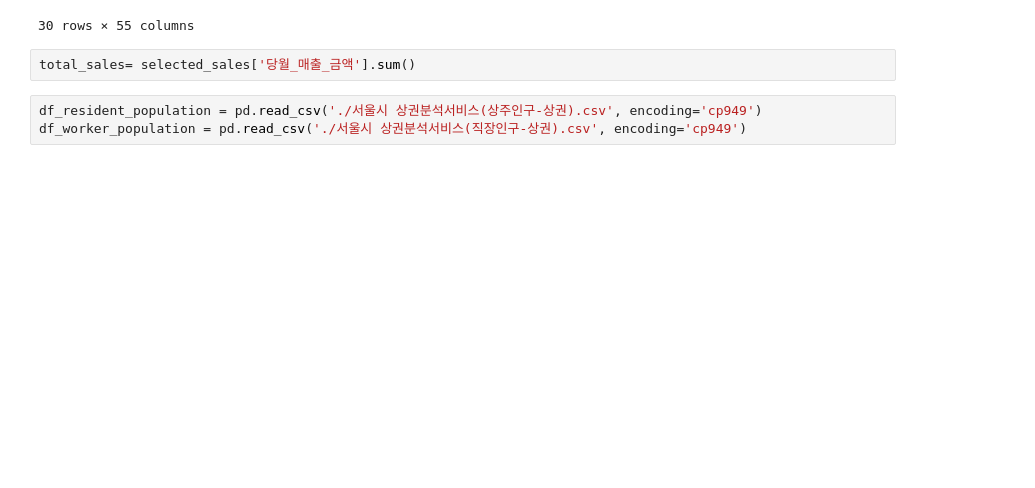
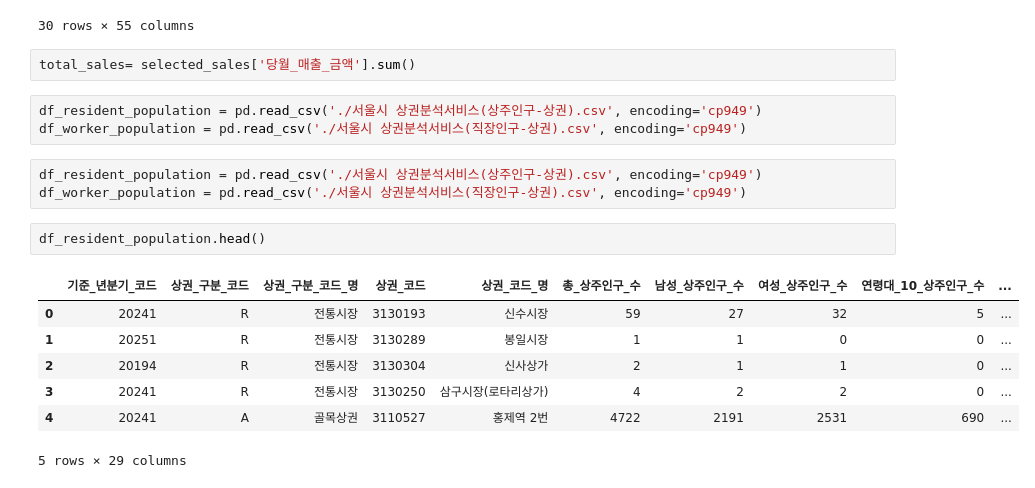
Before and after one commit to kmjun3203/trade_area_analysis, a Jupyter notebook: data/Untitled.ipynb, the cells around one changed output. Cells and saved outputs as stored; diff of their text form; blank space fills up the shorter version.

```diff
--- a/data/Untitled.ipynb
+++ b/data/Untitled.ipynb
@@ -167,3 +167,16 @@ total_sales= selected_sales['당월_매출_금액'].sum()
 # %%
 df_resident_population = pd.read_csv('./서울시 상권분석서비스(상주인구-상권).csv', encoding='cp949')
 df_worker_population = pd.read_csv('./서울시 상권분석서비스(직장인구-상권).csv', encoding='cp949')
+# %%
+df_resident_population = pd.read_csv('./서울시 상권분석서비스(상주인구-상권).csv', encoding='cp949')
+df_worker_population = pd.read_csv('./서울시 상권분석서비스(직장인구-상권).csv', encoding='cp949')
+# %%
+df_resident_population.head()
+# %% [output]
+|  | 기준_년분기_코드 | 상권_구분_코드 | 상권_구분_코드_명 | 상권_코드 | 상권_코드_명 | 총_상주인구_수 | 남성_상주인구_수 | 여성_상주인구_수 | 연령대_10_상주인구_수 | ... |
+| 0 | 20241 | R | 전통시장 | 3130193 | 신수시장 | 59 | 27 | 32 | 5 | ... |
+| 1 | 20251 | R | 전통시장 | 3130289 | 봉일시장 | 1 | 1 | 0 | 0 | ... |
+| 2 | 20194 | R | 전통시장 | 3130304 | 신사상가 | 2 | 1 | 1 | 0 | ... |
+| 3 | 20241 | R | 전통시장 | 3130250 | 삼구시장(로타리상가) | 4 | 2 | 2 | 0 | ... |
+| 4 | 20241 | A | 골목상권 | 3110527 | 홍제역 2번 | 4722 | 2191 | 2531 | 690 | ... |
+5 rows × 29 columns
```
Also changed, not shown: parts of 7 cells of this notebook, 14 other files.
